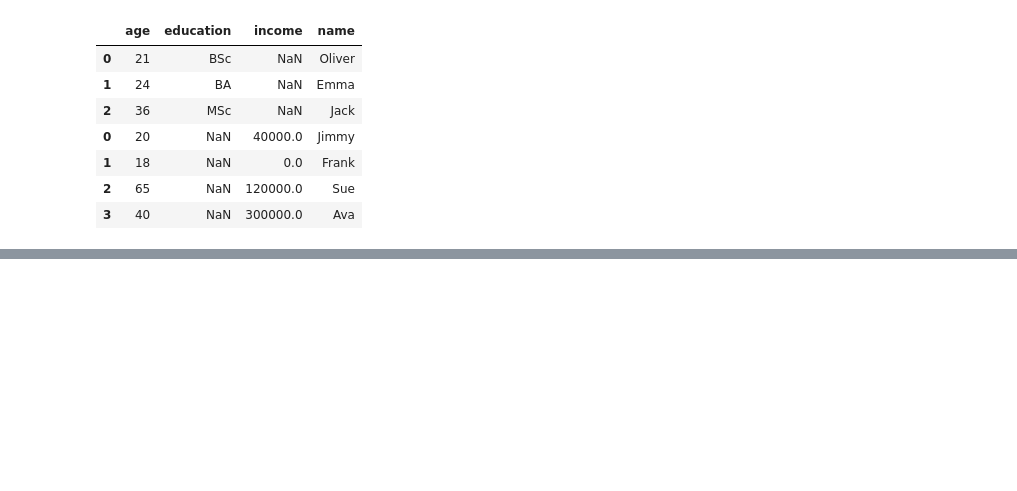
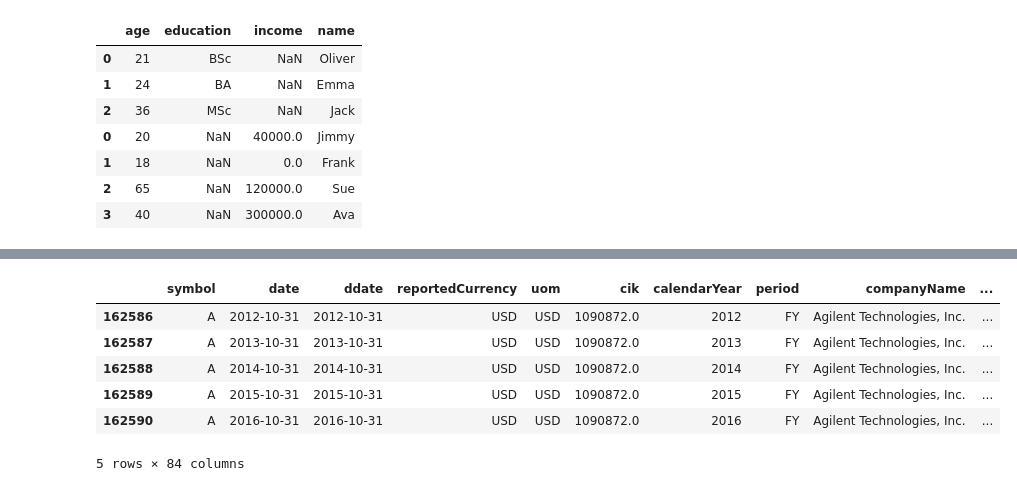
Before and after one commit to Faliell/Pandas_Classes, a Jupyter notebook: aula18-Merge.ipynb, the cells around one changed output, grey strips where cells are left out. Cells and saved outputs as stored; diff of their text form; code cells hidden in the pictures; blank space fills up the shorter version.

```diff
--- a/aula18-Merge.ipynb
+++ b/aula18-Merge.ipynb
@@ -96,0 +285,10 @@ pd.concat([df1,df2], join="outer",sort=True) #ordem colunas
+# %%
+BS.head(5)
+# %% [output]
+|  | symbol | date | ddate | reportedCurrency | uom | cik | calendarYear | period | companyName | ... |
+| 162586 | A | 2012-10-31 | 2012-10-31 | USD | USD | 1090872.0 | 2012 | FY | Agilent Technologies, Inc. | ... |
+| 162587 | A | 2013-10-31 | 2013-10-31 | USD | USD | 1090872.0 | 2013 | FY | Agilent Technologies, Inc. | ... |
+| 162588 | A | 2014-10-31 | 2014-10-31 | USD | USD | 1090872.0 | 2014 | FY | Agilent Technologies, Inc. | ... |
+| 162589 | A | 2015-10-31 | 2015-10-31 | USD | USD | 1090872.0 | 2015 | FY | Agilent Technologies, Inc. | ... |
+| 162590 | A | 2016-10-31 | 2016-10-31 | USD | USD | 1090872.0 | 2016 | FY | Agilent Technologies, Inc. | ... |
+5 rows × 84 columns
```
Also changed, not shown: parts of 35 cells of this notebook.
